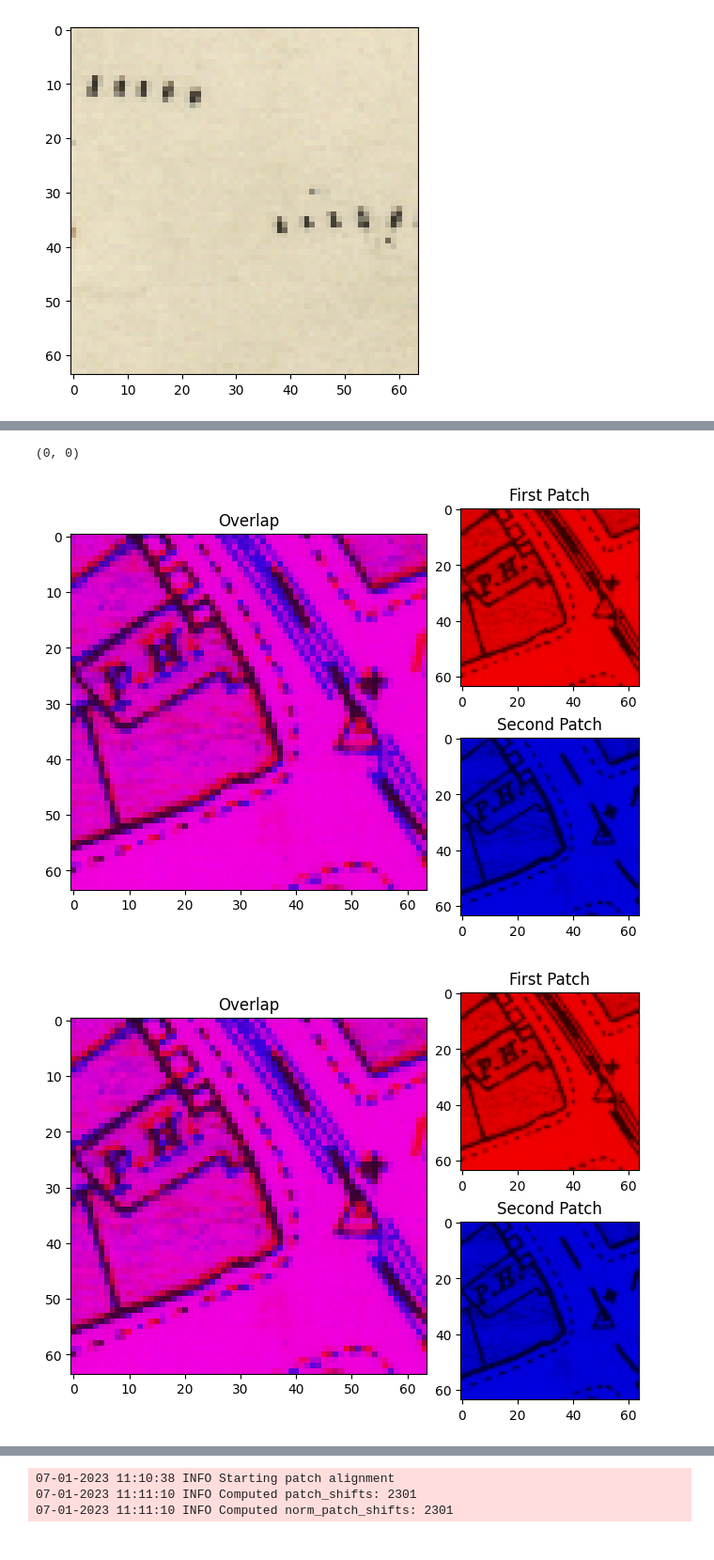
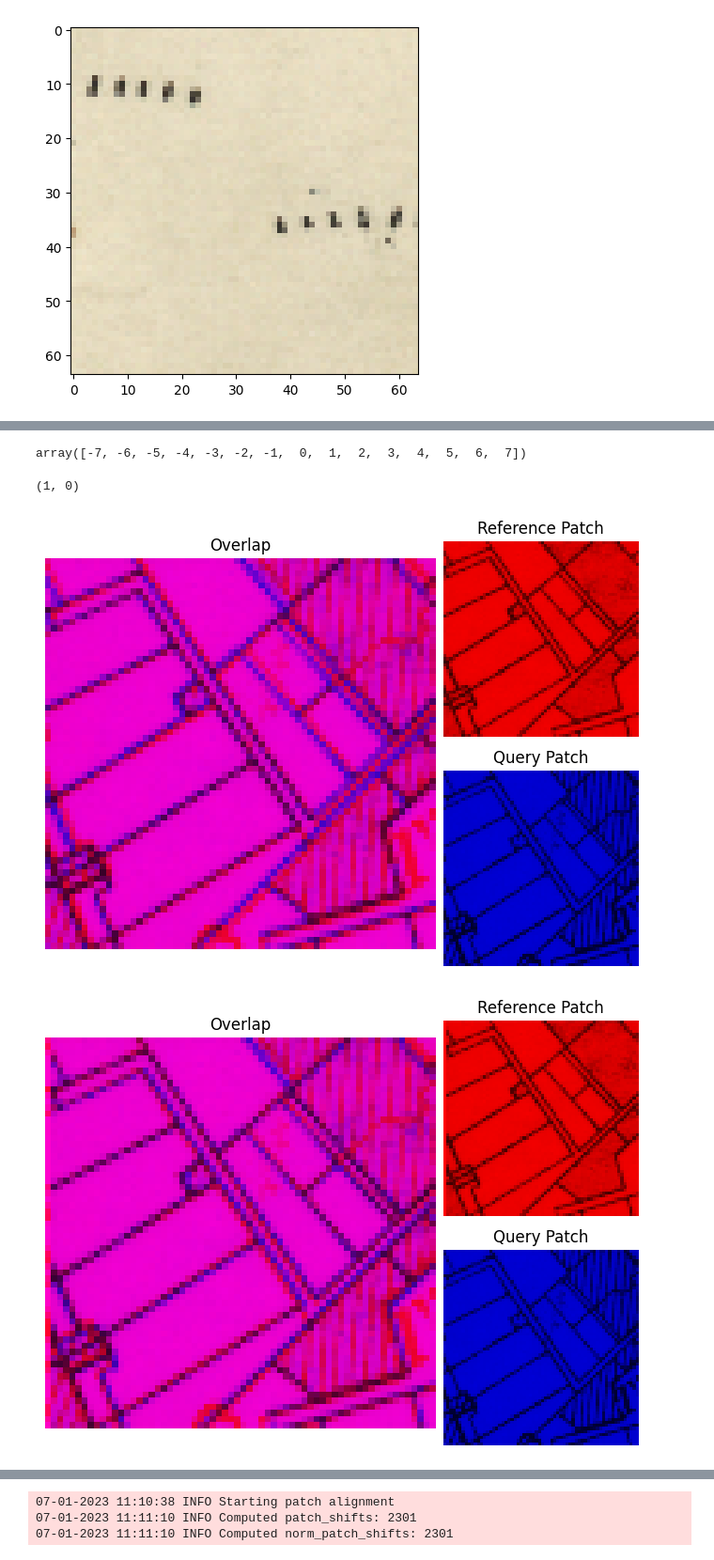
Before and after one commit to alv31415/contrastive-map, a Jupyter notebook: src/dev/patch_aligner.ipynb, the cells around one changed output, grey strips where cells are left out. Shown at 94% size. Drawn from its saved outputs; the diff is of its cells as text; code cells hidden in the pictures.

```diff
--- a/src/dev/patch_aligner.ipynb
+++ b/src/dev/patch_aligner.ipynb
@@ -215,0 +211,12 @@ plt.show()
+# %%
+i = 4
+fig, ax = plt.subplots(1,2)
+fig.tight_layout()
+ax[0].imshow(patch_data[i][0].patch)
+ax[0].set_title(f"Reference Patch, $r_i$")
+ax[0].axis("off")
+ax[1].imshow(patch_data[i+2301*2][0].patch)
+ax[1].set_title(f"Query Patch, $q_i$")
+ax[1].axis("off")
+plt.savefig("../../pics/report/alignpatch.pdf", bbox_inches = "tight")
+plt.show()
@@ -228,3 +244,7 @@ patch_data[-1][0].show()
+# %%
+np.arange(-7,8)
+# %% [output]
+array([-7, -6, -5, -4, -3, -2, -1,  0,  1,  2,  3,  4,  5,  6,  7])
 # %%
 class PatchAligner():
     def __init__():
@@ -254,9 +274,12 @@ class PatchAligner():
             plt.show()
 
     @staticmethod
-    def show(patch, cmap = "gray"):
+    def show(patch, cmap = "gray", title = "", xlabel = "", ylabel = ""):
         fig, ax = plt.subplots()
         ax.imshow(patch, cmap = cmap)
+        ax.set_title(title)
+        ax.set_xlabel(xlabel)
+        ax.set_ylabel(ylabl)
         plt.show()
 
     @staticmethod
@@ -323,13 +346,18 @@ class PatchAligner():
                                                                 padding_size)
             alignment_count[x_shift + padding_size, y_shift + padding_size] += 1
 
-        PatchAligner.show(alignment_count, cmap)
+        fig, ax = plt.subplots()
+        extent_lim = padding_size
+        ax.imshow(alignment_count, cmap = cmap, extent = [-extent_lim, extent_lim, extent_lim, -extent_lim])
+        ax.set_xlabel(r"$\Delta x$")
+        ax.set_ylabel(r"$\Delta y$")
+        ax.set_title("Alignment Counts Given Shifts")
 
         return alignment_count
 
 
     @staticmethod
-    def overlap_patches(patch_1, patch_2):
+    def overlap_patches(patch_1, patch_2, save = None):
         overlap = patch_1.copy()
         overlap[:, :, 1] = 0
         overlap[:, :, 2] = patch_2[:, :, 2]
@@ -351,24 +379,31 @@ class PatchAligner():
         ax_b = fig.add_subplot(gs[0,2])
         ax_r = fig.add_subplot(gs[1,2])
 
+        ax_overlap.axis("off")
+        ax_b.axis("off")
+        ax_r.axis("off")
+
         ax_overlap.imshow(overlap)
         ax_overlap.set_title("Overlap")
         ax_b.imshow(b)
-        ax_b.set_title("First Patch")
+        ax_b.set_title("Reference Patch")
         ax_r.imshow(r)
-        ax_r.set_title("Second Patch")
+        ax_r.set_title("Query Patch")
+
+        if save is not None:
+            plt.savefig(save, bbox_inches = "tight")
 
         plt.show()
 # %%
-img1 = np.uint8(patch_data[0][0].patch)
-img2 = np.uint8(patch_data[2301][0].patch)
+img1 = np.uint8(patch_data[4][0].patch)
+img2 = np.uint8(patch_data[4 + 2*2301][0].patch)
 
 best_shift = PatchAligner.get_patch_alignment(img1, img2, 6)
 print(best_shift)
-PatchAligner.overlap_patches(img1, img2)
+PatchAligner.overlap_patches(img1, img2, save = "../../pics/report/alignoverlaps.pdf")
 shift_img1 = PatchAligner.shift_patch(img1, *best_shift)
 PatchAligner.overlap_patches(shift_img1, img2)
 # %% [output]
-(0, 0)
+(1, 0)
-[figure, old version]
+[figure, new version]
-[figure, old version]
+[figure, new version]
```
Also changed, not shown: parts of 15 cells of this notebook, 6 other files.
